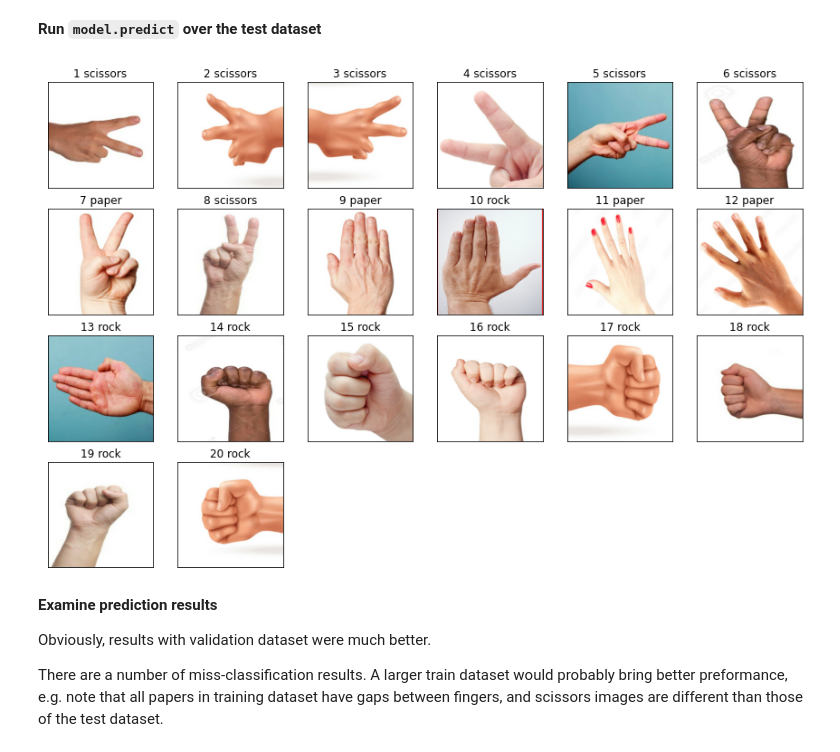
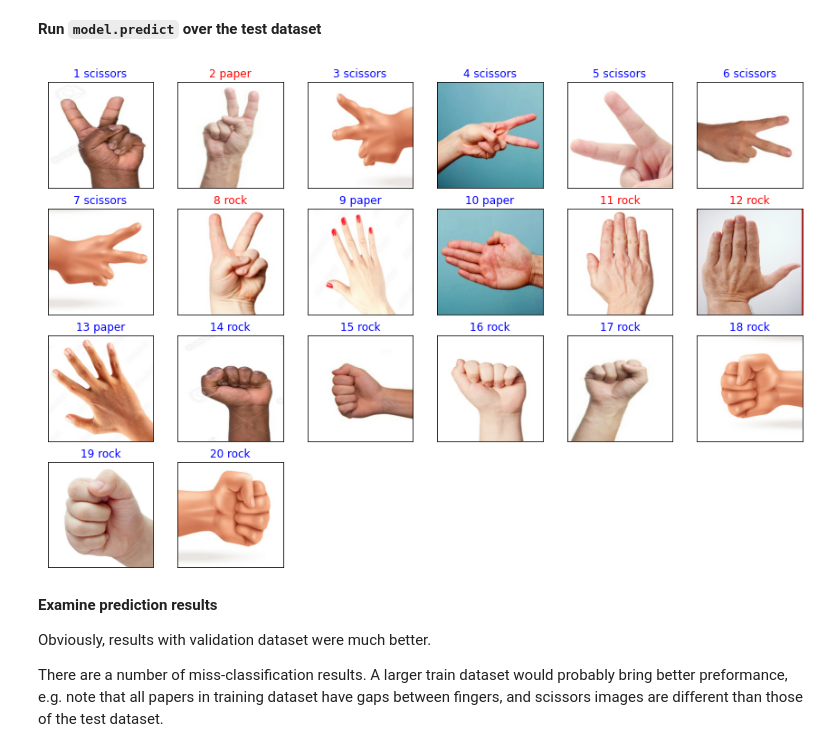
Before and after one commit to ronen-halevy/ai-notebooks, a Jupyter notebook: image-classification/Building_Tensorflow_Image_Input_Pipeline_Part_3_Using_ImageGenerator.ipynb, the cells around one changed output. Saved outputs shown, nothing was run; the diff lists cells and outputs as text; code cells hidden in the pictures.

```diff
--- a/image-classification/Building_Tensorflow_Image_Input_Pipeline_Part_3_Using_ImageGenerator.ipynb
+++ b/image-classification/Building_Tensorflow_Image_Input_Pipeline_Part_3_Using_ImageGenerator.ipynb
@@ -325,14 +365,14 @@ Found 2316 images belonging to 3 classes.
 # %%
 validation_generator = image_datagen.flow_from_directory(
     directory=base_data_dir,
-    target_size=(image_height, image_width), #default (256, 256)
-    color_mode="rgb", #default
-    batch_size=batch_size, #default 32,
-    class_mode="categorical",
-    classes=None, # Default None
+    target_size=(image_height, image_width),
+    color_mode="rgb",
+    batch_size=batch_size,
+    class_mode="sparse",
+    classes=None,
     shuffle=False,
     seed=42,
-    subset='validation' #default None
+    subset='validation'
 )
 # %% [output]
 Found 576 images belonging to 3 classes.
@@ -341,12 +381,14 @@ Found 576 images belonging to 3 classes.
 
 Present just a fraction of the dataset...
 # %%
-plt.figure(figsize=(10, 10))
+plt.figure(figsize=(20, 20))
 batches_in_loop = 10
+cnt = 0
 for j in range(batches_in_loop):
   image_batch, _ = next(iter(train_generator))
   for i in range(32):
-    ax = plt.subplot(20, 20, j*32 + i + 1)
+    cnt +=1
+    ax = plt.subplot(20, 20, cnt)
     plt.imshow(image_batch[i])
     plt.axis("off")
 # %% [output]
@@ -391,6 +436,5 @@ model = tf.keras.Sequential([
 # %%
-model.compile(optimizer='adam',
-              loss=tf.keras.losses.SparseCategoricalCrossentropy(from_logits=False),
+model.compile(optimizer='adam', loss=tf.keras.losses.SparseCategoricalCrossentropy(from_logits=False),
               metrics=['accuracy'])
 # %% [markdown]
 ## 6. Train the model
@@ -416,8 +460,8 @@ Now do the fit - 30 epochs, with early_stop_cb.
 # %%
 epochs=30
 history = model.fit(
-  train_ds,
-  validation_data=val_ds,
+  train_generator,
+  validation_data=validation_generator,
   epochs=epochs,
   callbacks=[early_stop_cb],
 )
@@ -514,47 +596,38 @@ Archive:  rps-test.zip
 # %% [markdown]
 **Run `model.predict` over the test dataset**
 # %%
-def plot_bounding_box(fig, ax, color):
-  fig.canvas.draw()
-  bbox = ax.get_tightbbox(fig.canvas.renderer)
-  x0, y0, width, height = bbox.transformed(fig.transFigure.inverted()).bounds
-  xpad = 0.05 * width
-  ypad = 0.05 * height
-  fig.add_artist(plt.Rectangle((x0-xpad, y0-ypad), width+2*xpad, height+2*ypad, edgecolor=color, linewidth=3, fill=False))
-
 def do_prediction(image_folder):
     class_name=[]
     fig = plt.figure()
     fig.set_figheight(15)
     fig.set_figwidth(15)
     cnt = 0
     for jdx, dir1 in enumerate(os.listdir(image_folder)):
         for idx, file in enumerate(os.listdir(os.path.join(image_folder, dir1))):
             cnt += 1
             ax = fig.add_subplot(6, 6, cnt)
             image= os.path.join(image_folder,dir1, file)
             image = tf.io.read_file(image)
             image = tf.io.decode_jpeg(image, channels=3)
             image = tf.image.resize(image, (image_height,image_width))
             image = tf.cast(image / 255., tf.float32)
             ax.imshow(image)
             image = tf.expand_dims(image, axis=0)
             result=model.predict(tf.stack(image, axis=0))
 
             ax.set_xticks([])
             ax.set_yticks([])
-
             error = False if class_names[np.argmax(result)] == dir1 else True
+            color = 'red' if error else 'blue'
             ax.set_title("{} {}"
               .format(cnt, class_names[np.argmax(result)]), color=color
             )
-            plot_bounding_box(fig, ax, color)
 
     return
 img_folder='rps_test'
 do_prediction(img_folder)
 # %% [output]
-[figure, old version]
+[figure, new version]
 # %% [markdown]
 **Examine prediction results**
 
```
Also changed, not shown: parts of 17 cells of this notebook.
